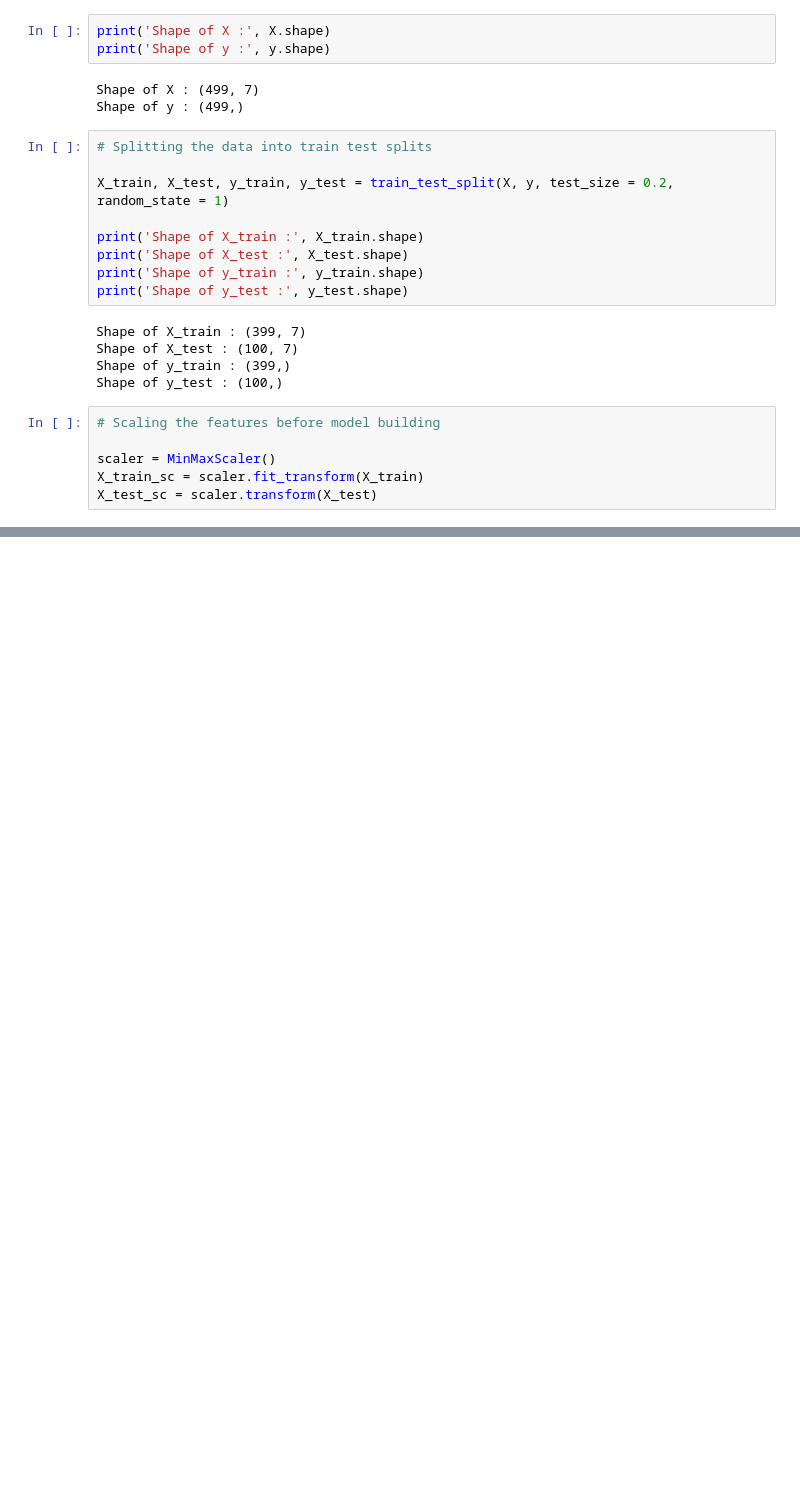
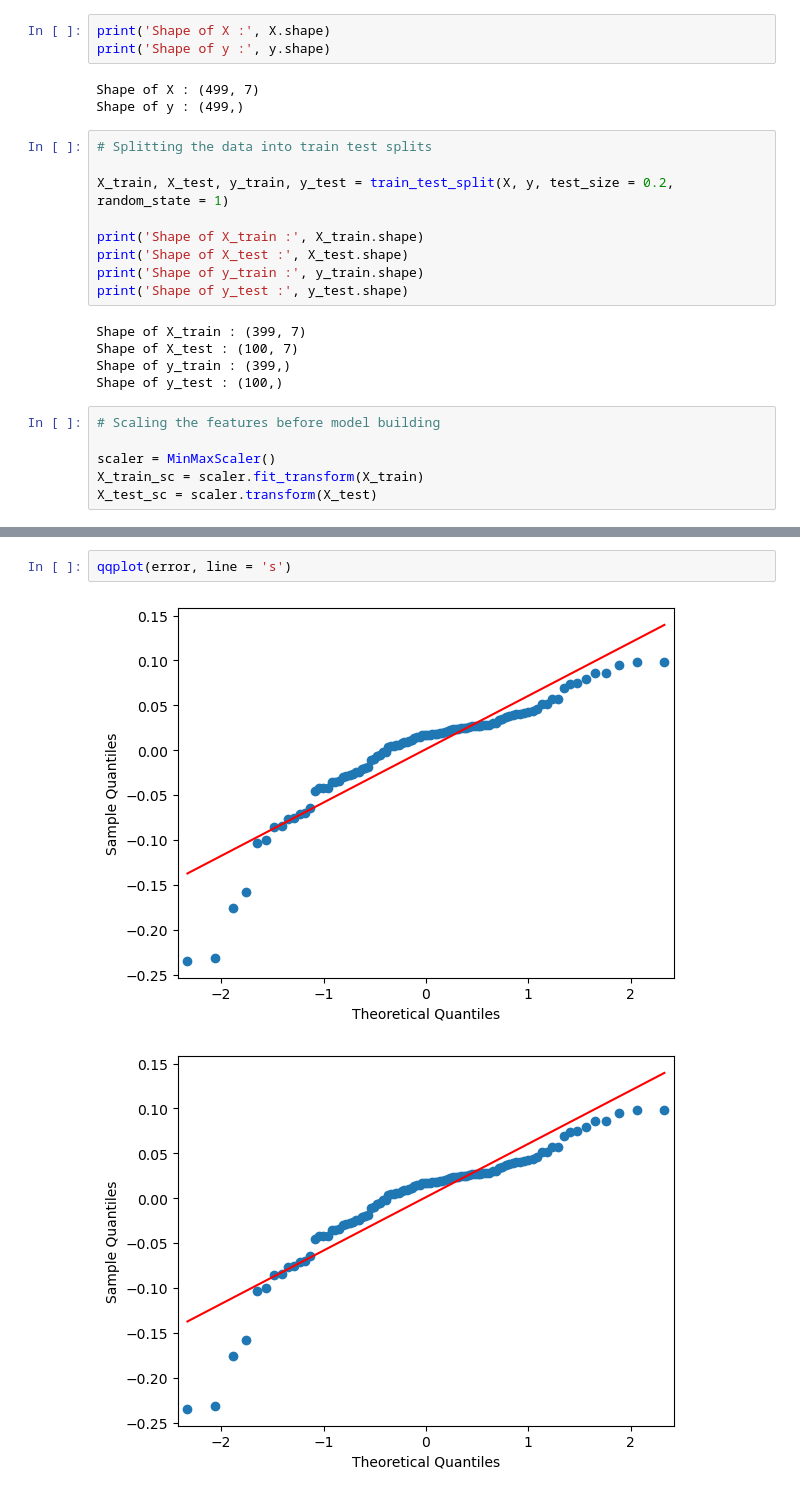
Before and after one commit to chaitanyacherukuri/Jamboree, a Jupyter notebook: Jamboree_Case_Study.ipynb, the cells around one changed output, grey strips where cells are left out. Drawn from its saved outputs; the diff is of its cells as text; blank space fills up the shorter version.

```diff
--- a/Jamboree_Case_Study.ipynb
+++ b/Jamboree_Case_Study.ipynb
@@ -203,0 +665,5 @@ X_test_sc = scaler.transform(X_test)
+# %%
+qqplot(error, line = 's')
+# %% [output]
+[figure, added]
+[figure, added]
```
Also changed, not shown: parts of 76 cells of this notebook.
